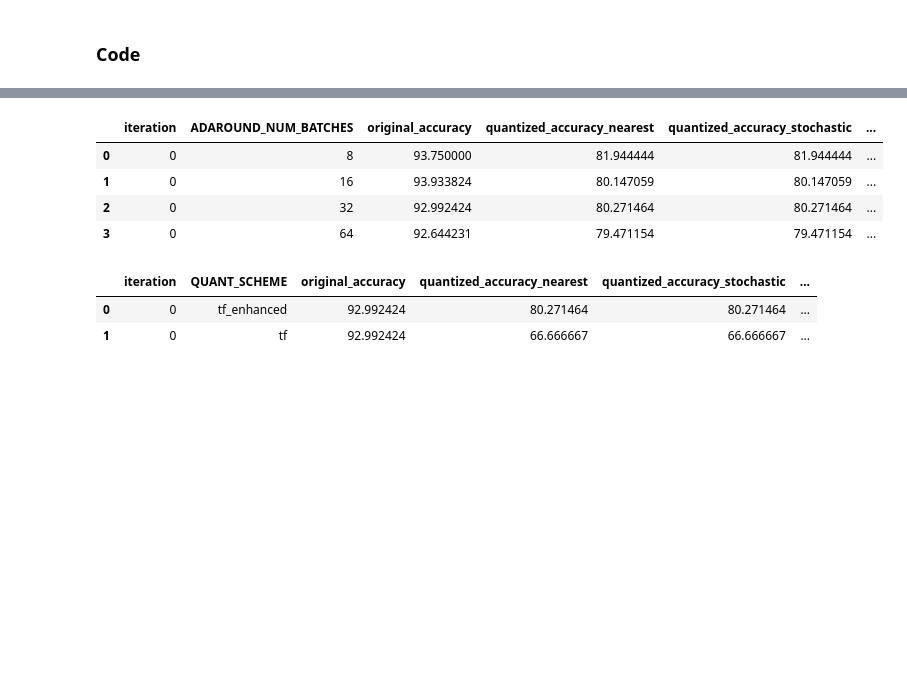
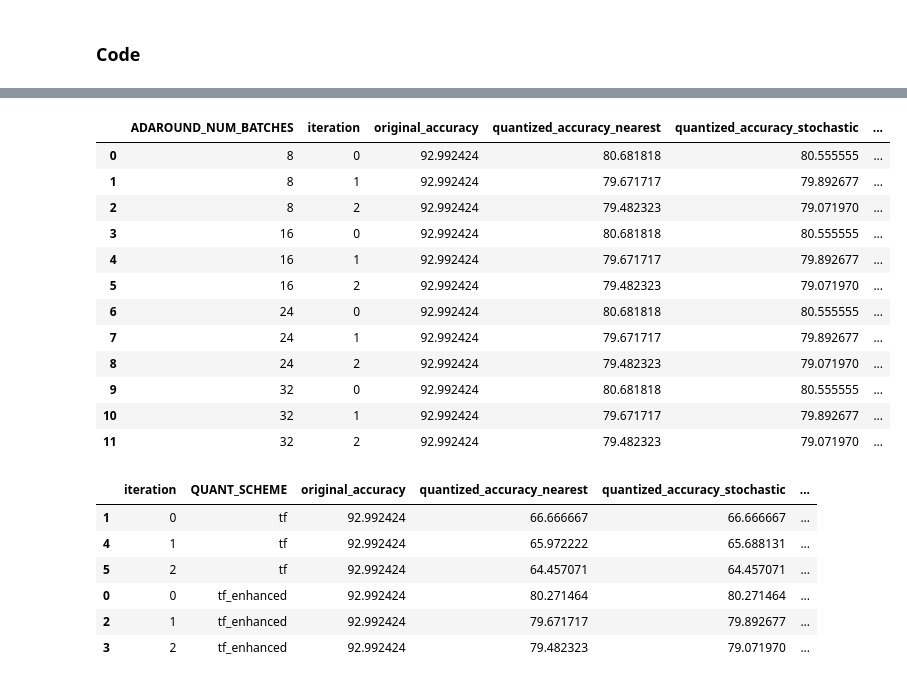
Before and after one commit to Aurif/AdaRound, a Jupyter notebook: src/experiment.ipynb, the cells around one changed output, grey strips where cells are left out. Saved outputs shown, nothing was run; the diff lists cells and outputs as text; code cells hidden in the pictures; blank space fills up the shorter version.

```diff
--- a/src/experiment.ipynb
+++ b/src/experiment.ipynb
@@ -678,7 +681,9 @@ datasets = {
 class Experiment:
     def run(self, *, MODEL_NAME=E.param(), DATASET=E.param(), BATCH_SIZE=E.param(), SAMPLES_TO_COMPUTE_ENCODINGS=E.param(),
             BIWIDTH=E.param(), BIWIDTH_ACTIVATION=E.param(), ADAROUND_ITERATIONS=E.param(), ADAROUND_NUM_BATCHES=E.param(),
-            QUANT_SCHEME=E.param()):
+            QUANT_SCHEME=E.param(), iteration=E.param()):
+        random.seed(iteration)
+
         m = torch.hub.list("chenyaofo/pytorch-cifar-models", force_reload=True)
         if MODEL_NAME not in m:
             raise Exception("model {MODEL_NAME} not found in {m}")
@@ -687,7 +692,7 @@ class Experiment:
         DATASET_FOLDER_PATH = datasets[DATASET]['PATH']
         IMAGE_SIZE = datasets[DATASET]['IMAGE_SIZE']
         CLASS_COUNT = datasets[DATASET]['CLASS_COUNT']
-        N = math.ceil(BATCH_SIZE*ADAROUND_NUM_BATCHES/CLASS_COUNT) # number of classes and samples per class
+        N = math.ceil(BATCH_SIZE*32/CLASS_COUNT) # number of classes and samples per class
 
         output_dir = f'{ROOT_DATA_AND_OUTPUTS}output/{datetime.datetime.now().strftime("%Y%m%d")}/{datetime.datetime.now().strftime("%H%M%S")}/'
 
@@ -695,7 +700,7 @@ class Experiment:
                         BIWIDTH_ACTIVATION, SAMPLES_TO_COMPUTE_ENCODINGS, ADAROUND_ITERATIONS, ADAROUND_NUM_BATCHES,
                         QUANT_SCHEME, output_dir)
 # %%
-REPETITIONS = 1
+REPETITIONS = 3
 # %%
 Experiment().run(E.AsExperiment([
     Params(ADAROUND_ITERATIONS=it) for it in [1000, 5000, 10000, 15000, 20000]
@@ -710,21 +725,33 @@ Experiment().run(E.AsExperiment([
 # %%
 Experiment().run(E.AsExperiment([
-    Params(ADAROUND_NUM_BATCHES=i) for i in [8, 16, 32, 64]
+    Params(ADAROUND_NUM_BATCHES=i) for i in [8, 16, 24, 32]
 ], repetitions=REPETITIONS, with_cache="../results/ADAROUND_NUM_BATCHES"))()
 # %% [output]
-|  | iteration | ADAROUND_NUM_BATCHES | original_accuracy | quantized_accuracy_nearest | quantized_accuracy_stochastic | ... |
-| 0 | 0 | 8 | 93.750000 | 81.944444 | 81.944444 | ... |
-| 1 | 0 | 16 | 93.933824 | 80.147059 | 80.147059 | ... |
-| 2 | 0 | 32 | 92.992424 | 80.271464 | 80.271464 | ... |
-| 3 | 0 | 64 | 92.644231 | 79.471154 | 79.471154 | ... |
+|  | ADAROUND_NUM_BATCHES | iteration | original_accuracy | quantized_accuracy_nearest | quantized_accuracy_stochastic | ... |
+| 0 | 8 | 0 | 92.992424 | 80.681818 | 80.555555 | ... |
+| 1 | 8 | 1 | 92.992424 | 79.671717 | 79.892677 | ... |
+| 2 | 8 | 2 | 92.992424 | 79.482323 | 79.071970 | ... |
+| 3 | 16 | 0 | 92.992424 | 80.681818 | 80.555555 | ... |
+| 4 | 16 | 1 | 92.992424 | 79.671717 | 79.892677 | ... |
+| 5 | 16 | 2 | 92.992424 | 79.482323 | 79.071970 | ... |
+| 6 | 24 | 0 | 92.992424 | 80.681818 | 80.555555 | ... |
+| 7 | 24 | 1 | 92.992424 | 79.671717 | 79.892677 | ... |
+| 8 | 24 | 2 | 92.992424 | 79.482323 | 79.071970 | ... |
+| 9 | 32 | 0 | 92.992424 | 80.681818 | 80.555555 | ... |
+| 10 | 32 | 1 | 92.992424 | 79.671717 | 79.892677 | ... |
+| 11 | 32 | 2 | 92.992424 | 79.482323 | 79.071970 | ... |
 # %%
 Experiment().run(E.AsExperiment([
     Params(QUANT_SCHEME=i) for i in ['tf_enhanced', 'tf']
-], repetitions=REPETITIONS, with_cache="../results/QUANT_SCHEME"))()
+], repetitions=REPETITIONS, with_cache="../results/QUANT_SCHEME"))().sort_values(by=['QUANT_SCHEME'])
 # %% [output]
 |  | iteration | QUANT_SCHEME | original_accuracy | quantized_accuracy_nearest | quantized_accuracy_stochastic | ... |
+| 1 | 0 | tf | 92.992424 | 66.666667 | 66.666667 | ... |
+| 4 | 1 | tf | 92.992424 | 65.972222 | 65.688131 | ... |
+| 5 | 2 | tf | 92.992424 | 64.457071 | 64.457071 | ... |
 | 0 | 0 | tf_enhanced | 92.992424 | 80.271464 | 80.271464 | ... |
-| 1 | 0 | tf | 92.992424 | 66.666667 | 66.666667 | ... |
+| 2 | 1 | tf_enhanced | 92.992424 | 79.671717 | 79.892677 | ... |
+| 3 | 2 | tf_enhanced | 92.992424 | 79.482323 | 79.071970 | ... |
 # %%
 Experiment().run(E.AsExperiment([
     Params(BIWIDTH=b, BIWIDTH_ACTIVATION=ba) for (b, ba) in [(4, 4), (4, 6), (4, 8), (6, 6), (6, 8), (8, 8)]
```
Also changed, not shown: parts of 3 cells of this notebook, 5 other files.
